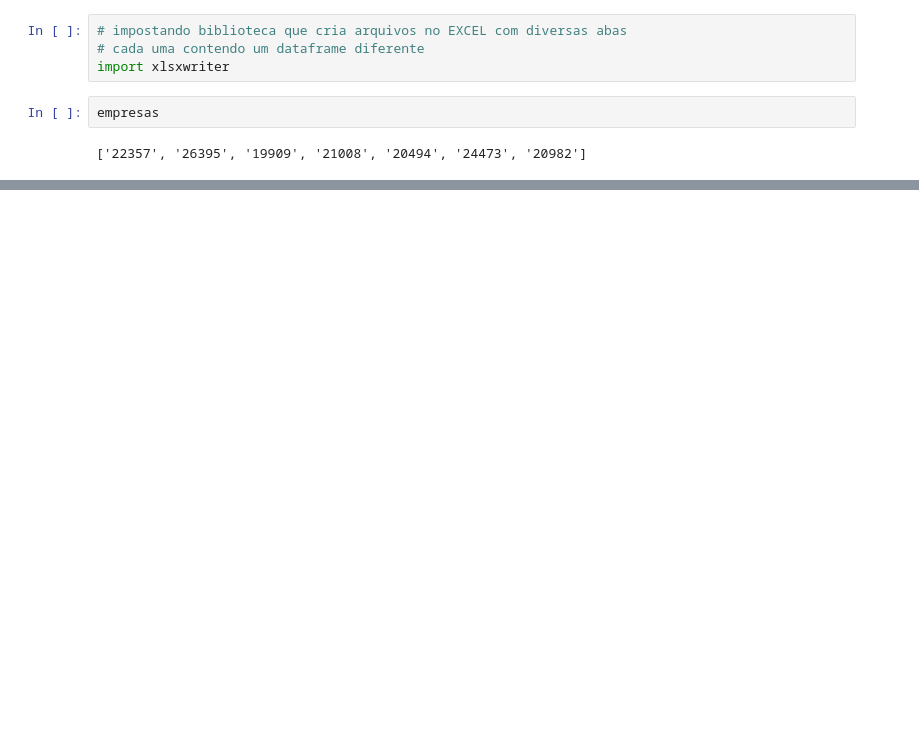
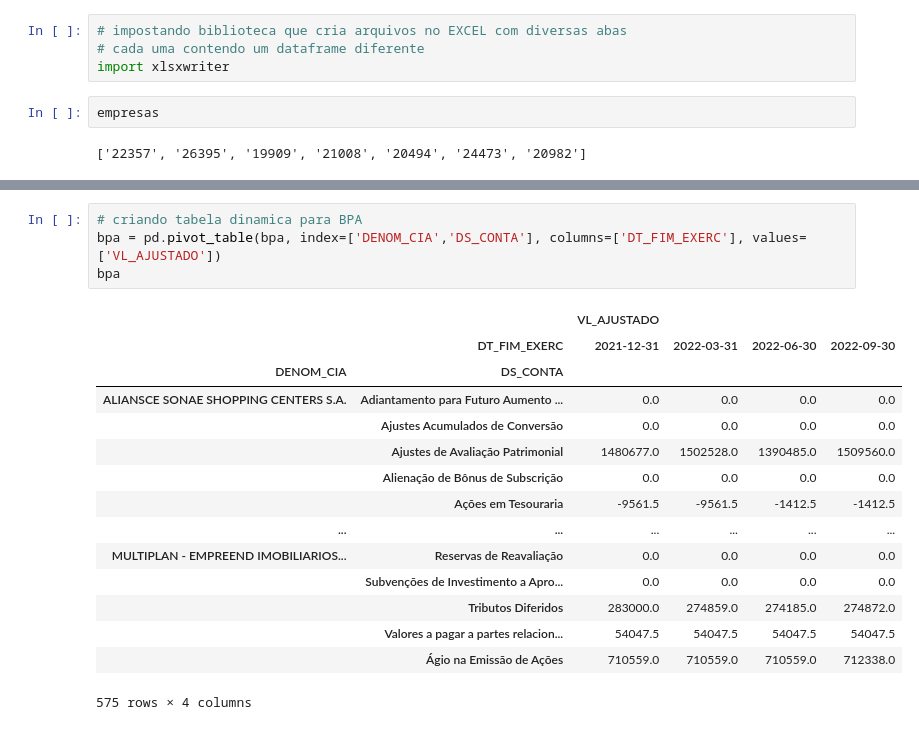
Before and after one commit to marcosilvaa/dados_estudos, a Jupyter notebook: Análise_Fundamentalista.ipynb, the cells around one changed output, grey strips where cells are left out. Saved outputs shown, nothing was run; the diff lists cells and outputs as text; blank space fills up the shorter version.

```diff
--- a/Análise_Fundamentalista.ipynb
+++ b/Análise_Fundamentalista.ipynb
@@ -369,0 +624,20 @@ O tempo de execução desse programa foi de 128.85814690589905 segundos ---
+# %%
+# criando tabela dinamica para BPA
+bpa = pd.pivot_table(bpa, index=['DENOM_CIA','DS_CONTA'], columns=['DT_FIM_EXERC'], values=['VL_AJUSTADO'])
+bpa
+# %% [output]
+|  |  | VL_AJUSTADO |  |  |  |
+|  | DT_FIM_EXERC | 2021-12-31 | 2022-03-31 | 2022-06-30 | 2022-09-30 |
+| DENOM_CIA | DS_CONTA |  |  |  |  |
+| ALIANSCE SONAE SHOPPING CENTERS S.A. | Adiantamento para Futuro Aumento ... | 0.0 | 0.0 | 0.0 | 0.0 |
+|  | Ajustes Acumulados de Conversão | 0.0 | 0.0 | 0.0 | 0.0 |
+|  | Ajustes de Avaliação Patrimonial | 1480677.0 | 1502528.0 | 1390485.0 | 1509560.0 |
+|  | Alienação de Bônus de Subscrição | 0.0 | 0.0 | 0.0 | 0.0 |
+|  | Ações em Tesouraria | -9561.5 | -9561.5 | -1412.5 | -1412.5 |
+| ... | ... | ... | ... | ... | ... |
+| MULTIPLAN - EMPREEND IMOBILIARIOS... | Reservas de Reavaliação | 0.0 | 0.0 | 0.0 | 0.0 |
+|  | Subvenções de Investimento a Apro... | 0.0 | 0.0 | 0.0 | 0.0 |
+|  | Tributos Diferidos | 283000.0 | 274859.0 | 274185.0 | 274872.0 |
+|  | Valores a pagar a partes relacion... | 54047.5 | 54047.5 | 54047.5 | 54047.5 |
+|  | Ágio na Emissão de Ações | 710559.0 | 710559.0 | 710559.0 | 712338.0 |
+575 rows × 4 columns
```
Also changed, not shown: parts of 54 cells of this notebook.
